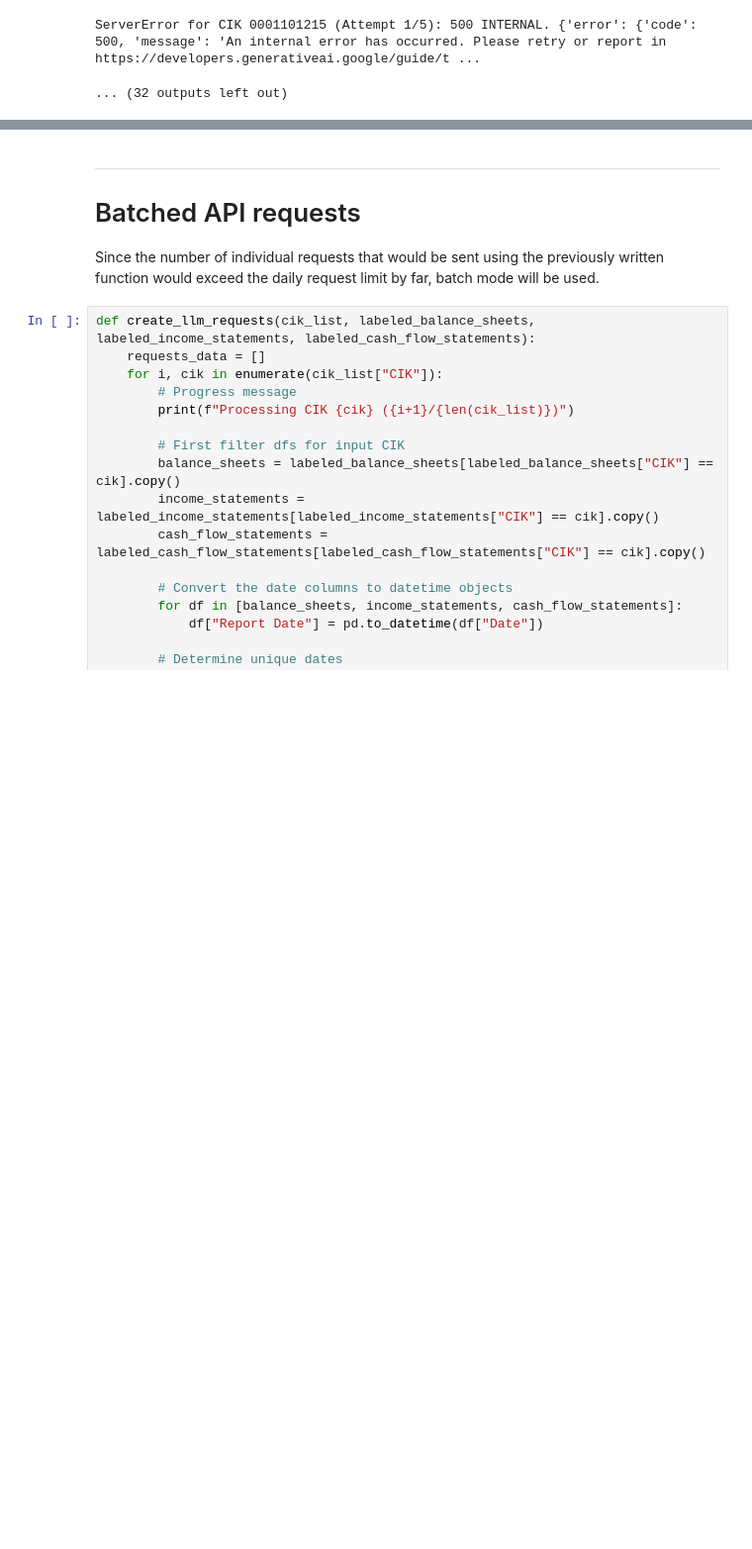
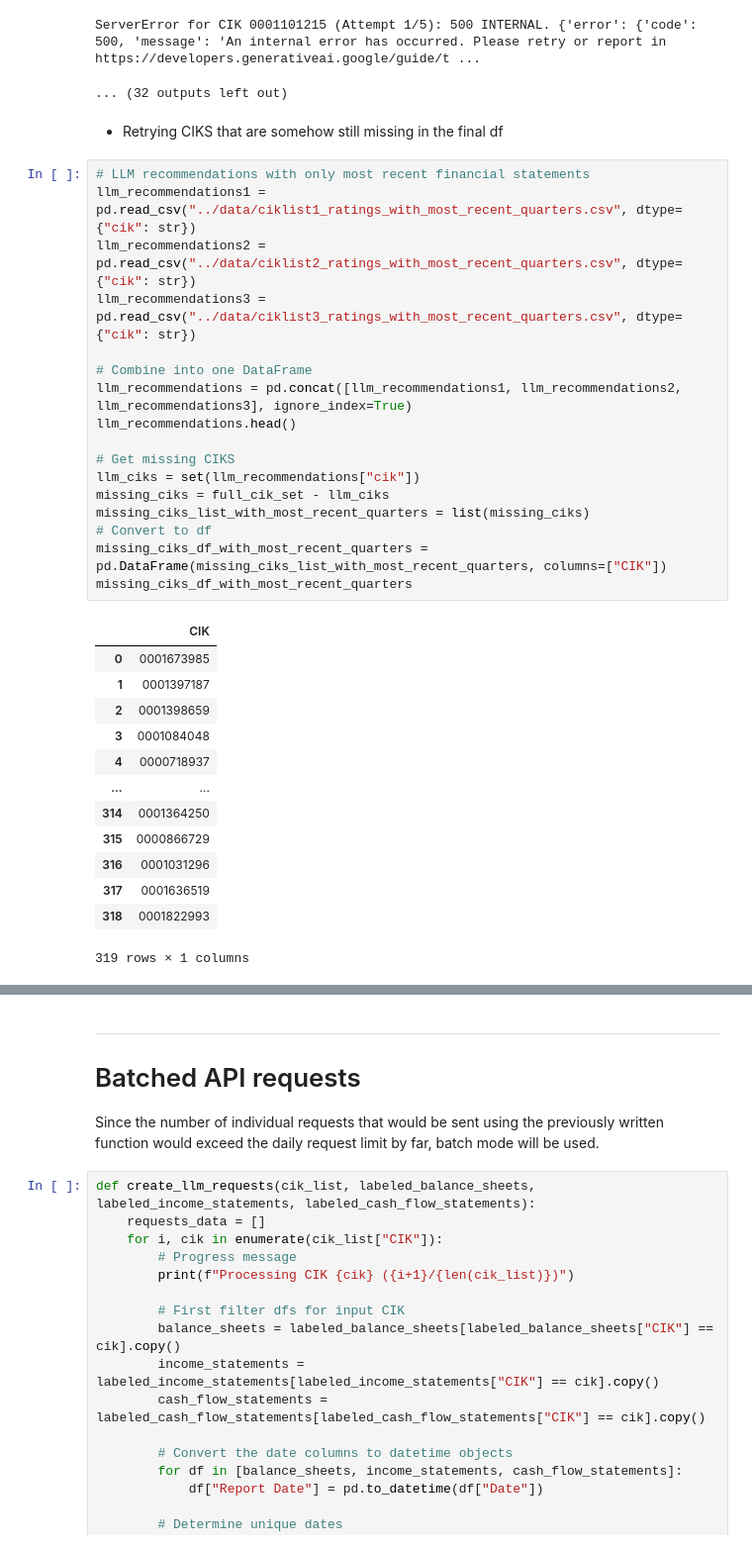
Before and after one commit to benherz/Masterarbeit, a Jupyter notebook: code/gemini_llm_recommendations.ipynb, the cells around one changed output, grey strips where cells are left out. Shown: that part at 99% size. Cells and saved outputs as stored; diff of their text form; blank space fills up the shorter version.

```diff
--- a/code/gemini_llm_recommendations.ipynb
+++ b/code/gemini_llm_recommendations.ipynb
@@ -1059,3 +1074,36 @@ ServerError for CIK 0001739940 (Attempt 1/5): 500 INTERNAL. {'error': {'code': 5
 ServerError for CIK 0000033213 (Attempt 1/5): 500 INTERNAL. {'error': {'code': 500, 'message': 'An internal error has occurred. Please retry or report in https://developers.generativeai.google/guide/t ...
 ServerError for CIK 0001101215 (Attempt 1/5): 500 INTERNAL. {'error': {'code': 500, 'message': 'An internal error has occurred. Please retry or report in https://developers.generativeai.google/guide/t ...
 ... (32 outputs left out)
+# %% [markdown]
+- Retrying CIKS that are somehow still missing in the final df
+# %%
+# LLM recommendations with only most recent financial statements
+llm_recommendations1 = pd.read_csv("../data/ciklist1_ratings_with_most_recent_quarters.csv", dtype={"cik": str})
+llm_recommendations2 = pd.read_csv("../data/ciklist2_ratings_with_most_recent_quarters.csv", dtype={"cik": str})
+llm_recommendations3 = pd.read_csv("../data/ciklist3_ratings_with_most_recent_quarters.csv", dtype={"cik": str})
+
+# Combine into one DataFrame
+llm_recommendations = pd.concat([llm_recommendations1, llm_recommendations2, llm_recommendations3], ignore_index=True)
+llm_recommendations.head()
+
+# Get missing CIKS
+llm_ciks = set(llm_recommendations["cik"])
+missing_ciks = full_cik_set - llm_ciks
+missing_ciks_list_with_most_recent_quarters = list(missing_ciks)
+# Convert to df
+missing_ciks_df_with_most_recent_quarters = pd.DataFrame(missing_ciks_list_with_most_recent_quarters, columns=["CIK"])
+missing_ciks_df_with_most_recent_quarters
+# %% [output]
+|  | CIK |
+| 0 | 0001673985 |
+| 1 | 0001397187 |
+| 2 | 0001398659 |
+| 3 | 0001084048 |
+| 4 | 0000718937 |
+| ... | ... |
+| 314 | 0001364250 |
+| 315 | 0000866729 |
+| 316 | 0001031296 |
+| 317 | 0001636519 |
+| 318 | 0001822993 |
+319 rows × 1 columns
```
Also changed, not shown: parts of 16 cells of this notebook, 7 other files.
